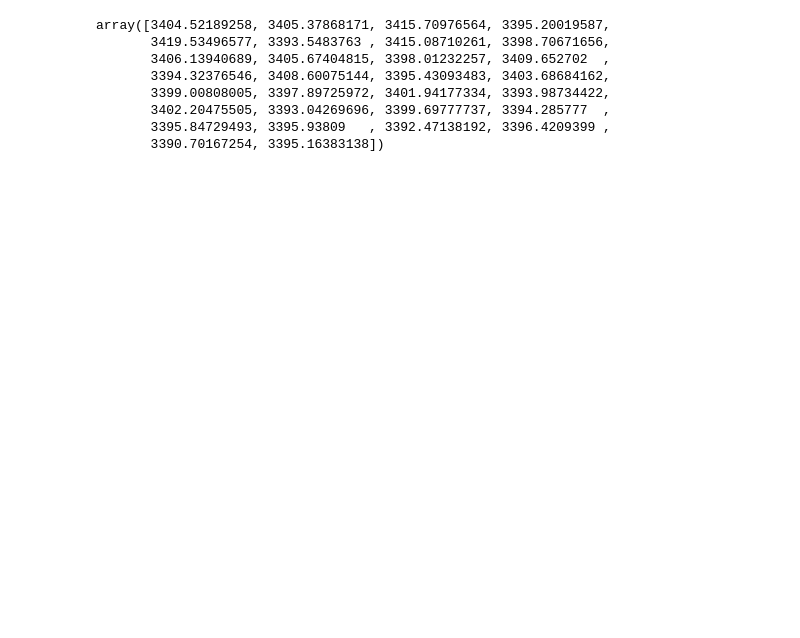
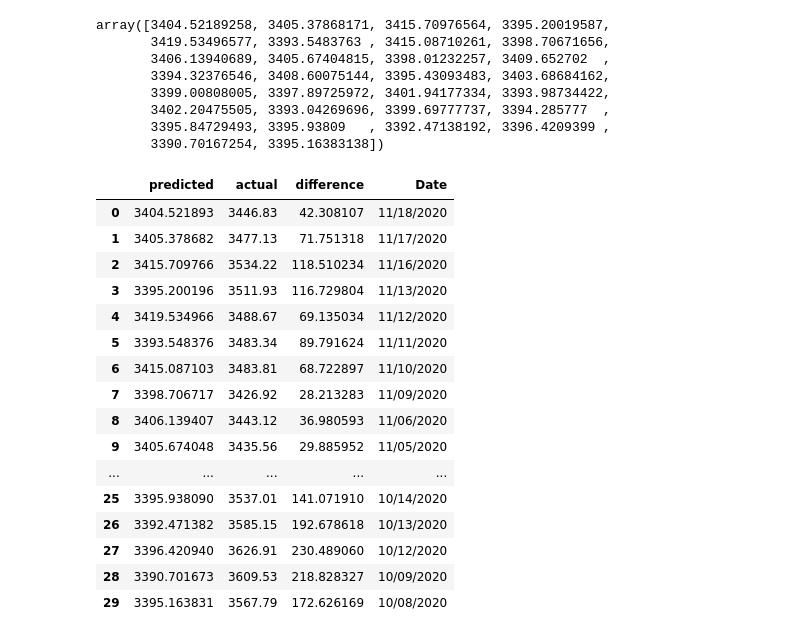
Before and after one commit to Falcon-d/Final-Project, a Jupyter notebook: Stocks_Model.ipynb, the cells around one changed output. Drawn from its saved outputs; the diff is of its cells as text; code cells hidden in the pictures; blank space fills up the shorter version.

Commit message:
adding dates to results.csv

```diff
--- a/Untitled1.ipynb
+++ b/Stocks_Model.ipynb
@@ -23,0 +16,10 @@ dtype: object
+# %%
+sp_df = stock_df
+
+date = sp_df['Date']
+
+date = date[:30]
+
+date = pd.DataFrame(date)
+
+date
@@ -90,7 +130,29 @@ array([3404.52189258, 3405.37868171, 3415.70976564, 3395.20019587,
 # %%
 results_df = pd.DataFrame({'predicted': model.predict(n_periods= 30), 'actual':test, 'difference': test - model.predict(n_periods= 30)})
 
+results_df['Date'] = date
+
 results_df.to_csv('./stock_results.csv')
+# %%
+results_df
+# %% [output]
+|  | predicted | actual | difference | Date |
+| 0 | 3404.521893 | 3446.83 | 42.308107 | 11/18/2020 |
+| 1 | 3405.378682 | 3477.13 | 71.751318 | 11/17/2020 |
+| 2 | 3415.709766 | 3534.22 | 118.510234 | 11/16/2020 |
+| 3 | 3395.200196 | 3511.93 | 116.729804 | 11/13/2020 |
+| 4 | 3419.534966 | 3488.67 | 69.135034 | 11/12/2020 |
+| 5 | 3393.548376 | 3483.34 | 89.791624 | 11/11/2020 |
+| 6 | 3415.087103 | 3483.81 | 68.722897 | 11/10/2020 |
+| 7 | 3398.706717 | 3426.92 | 28.213283 | 11/09/2020 |
+| 8 | 3406.139407 | 3443.12 | 36.980593 | 11/06/2020 |
+| 9 | 3405.674048 | 3435.56 | 29.885952 | 11/05/2020 |
+| ... | ... | ... | ... | ... |
+| 25 | 3395.938090 | 3537.01 | 141.071910 | 10/14/2020 |
+| 26 | 3392.471382 | 3585.15 | 192.678618 | 10/13/2020 |
+| 27 | 3396.420940 | 3626.91 | 230.489060 | 10/12/2020 |
+| 28 | 3390.701673 | 3609.53 | 218.828327 | 10/09/2020 |
+| 29 | 3395.163831 | 3567.79 | 172.626169 | 10/08/2020 |
 # %%
 import pickle
 # %%
```
Also changed, not shown: parts of 3 cells of this notebook, 1 other file.
